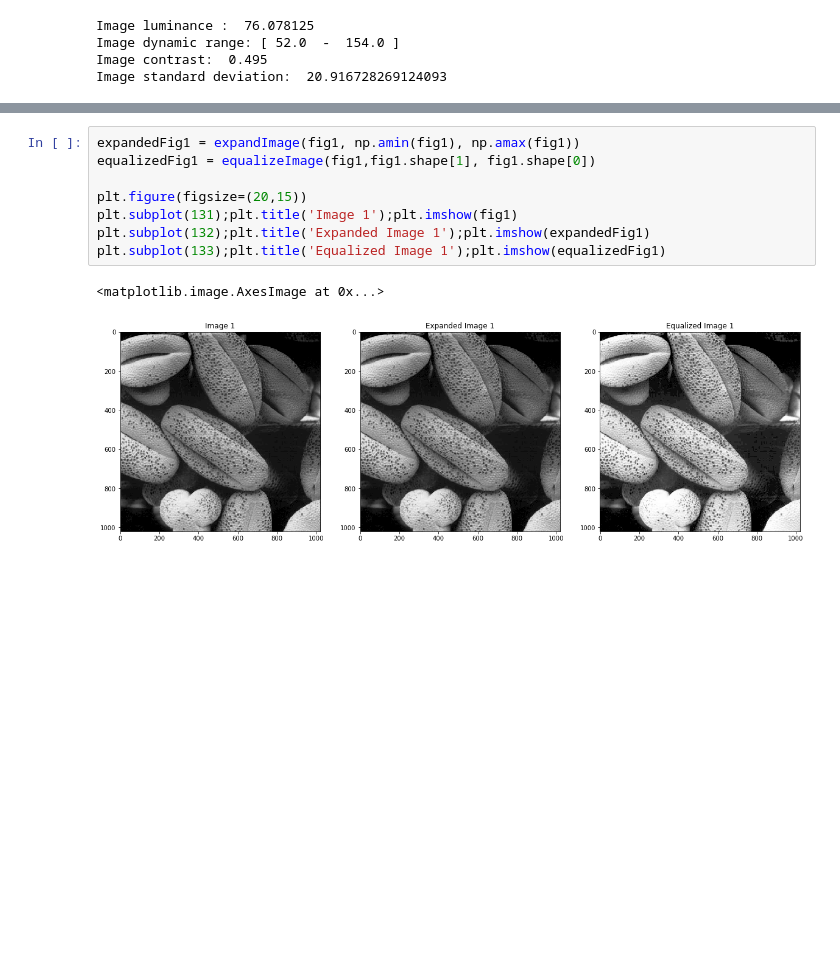
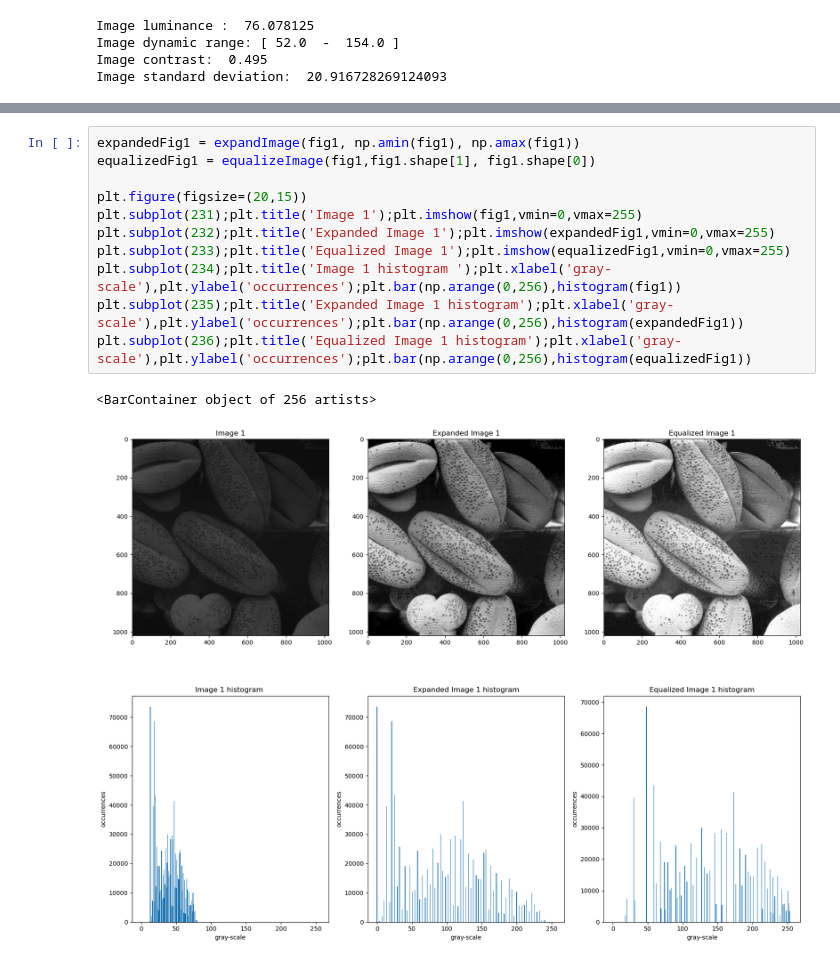
Before and after one commit to imadBO/Digital-Image-Processing, a Jupyter notebook: TP2/histogram_equalization.ipynb, the cells around one changed output, grey strips where cells are left out. Saved outputs shown, nothing was run; the diff lists cells and outputs as text; blank space fills up the shorter version.

```diff
--- a/TP2/histogram_equalization.ipynb
+++ b/TP2/histogram_equalization.ipynb
@@ -147,14 +147,17 @@ fig3 = plt.imread('Fig0228(a).tif'); plt.gray()
 # %%
 expandedFig1 = expandImage(fig1, np.amin(fig1), np.amax(fig1))
 equalizedFig1 = equalizeImage(fig1,fig1.shape[1], fig1.shape[0])
 
 plt.figure(figsize=(20,15))
-plt.subplot(131);plt.title('Image 1');plt.imshow(fig1)
-plt.subplot(132);plt.title('Expanded Image 1');plt.imshow(expandedFig1)
-plt.subplot(133);plt.title('Equalized Image 1');plt.imshow(equalizedFig1)
+plt.subplot(231);plt.title('Image 1');plt.imshow(fig1,vmin=0,vmax=255)
+plt.subplot(232);plt.title('Expanded Image 1');plt.imshow(expandedFig1,vmin=0,vmax=255)
+plt.subplot(233);plt.title('Equalized Image 1');plt.imshow(equalizedFig1,vmin=0,vmax=255)
+plt.subplot(234);plt.title('Image 1 histogram ');plt.xlabel('gray-scale'),plt.ylabel('occurrences');plt.bar(np.arange(0,256),histogram(fig1))
+plt.subplot(235);plt.title('Expanded Image 1 histogram');plt.xlabel('gray-scale'),plt.ylabel('occurrences');plt.bar(np.arange(0,256),histogram(expandedFig1))
+plt.subplot(236);plt.title('Equalized Image 1 histogram');plt.xlabel('gray-scale'),plt.ylabel('occurrences');plt.bar(np.arange(0,256),histogram(equalizedFig1))
 # %% [output]
-<matplotlib.image.AxesImage at 0x...>
+<BarContainer object of 256 artists>
-[figure, old version]
+[figure, new version]
 # %%
 expandedFig2 = expandImage(fig2, np.amin(fig2), np.amax(fig2))
 equalizedFig2 = equalizeImage(fig2,fig2.shape[1], fig2.shape[0])
```
Also changed, not shown: parts of 9 cells of this notebook, 3 other files.
